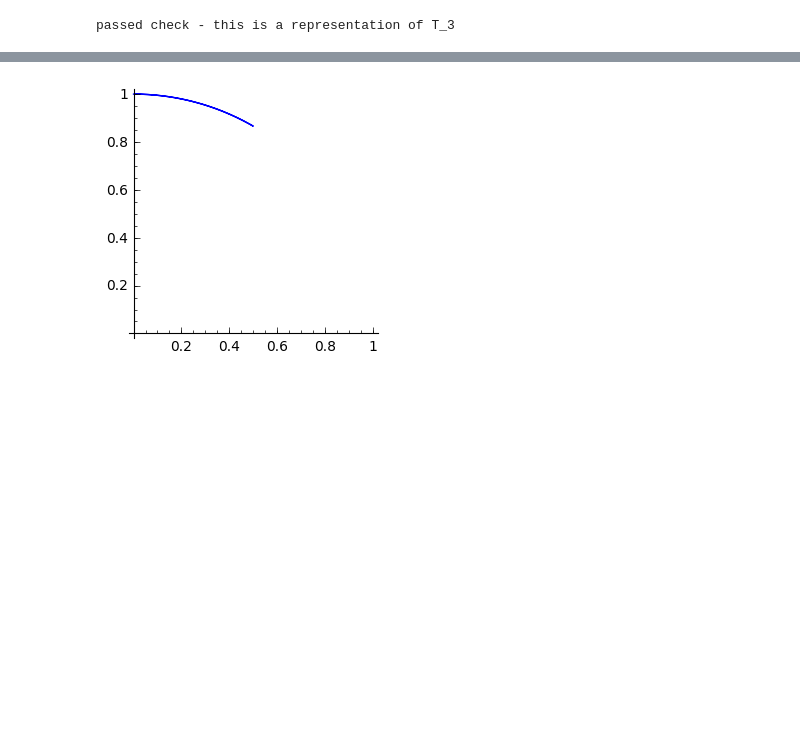
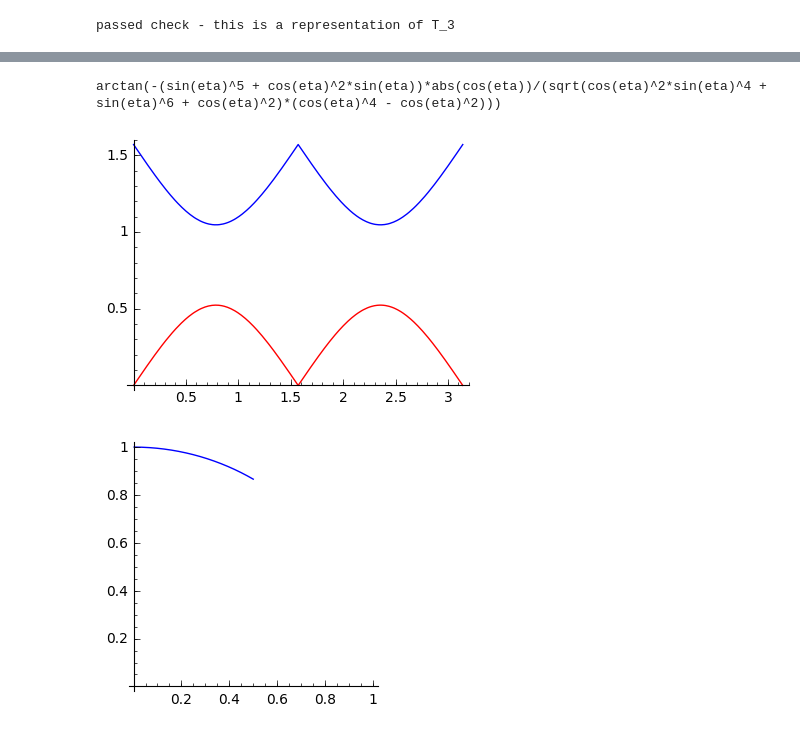
Before and after one commit to knappa/hardcore-3-interactions, a Jupyter notebook: representation.ipynb, the cells around one changed output, grey strips where cells are left out. Saved outputs shown, nothing was run; the diff lists cells and outputs as text; code cells hidden in the pictures; blank space fills up the shorter version.

```diff
--- a/representation.ipynb
+++ b/representation.ipynb
@@ -340 +346,15 @@ plot( arctan(b/(1-a)), (eta,0,pi), color='blue', figsize=4)
+# %%
+theta = arctan(b/(1-a))
+
+theta_p = pi/2-theta
+
+pretty_print(theta)
+# %% [output]
+arctan(-(sin(eta)^5 + cos(eta)^2*sin(eta))*abs(cos(eta))/(sqrt(cos(eta)^2*sin(eta)^4 + sin(eta)^6 + cos(eta)^2)*(cos(eta)^4 - cos(eta)^2)))
+# %%
+P  = plot( theta, (eta,0,pi), color='blue')
+P += plot( theta_p, (eta,0,pi), color='red')
+P.show(figsize=4)
+# %% [output]
+[figure, added]
 # %%
```
Also changed, not shown: parts of 25 cells of this notebook, 1 other file.
